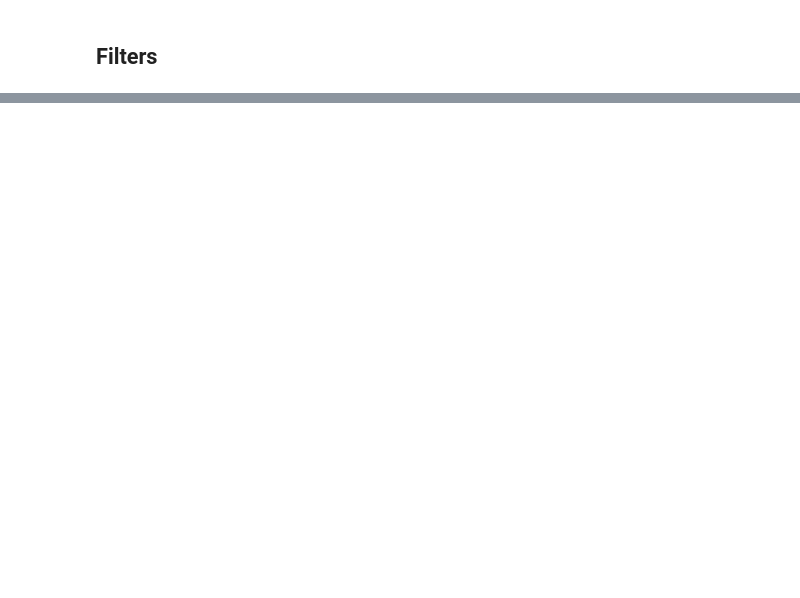
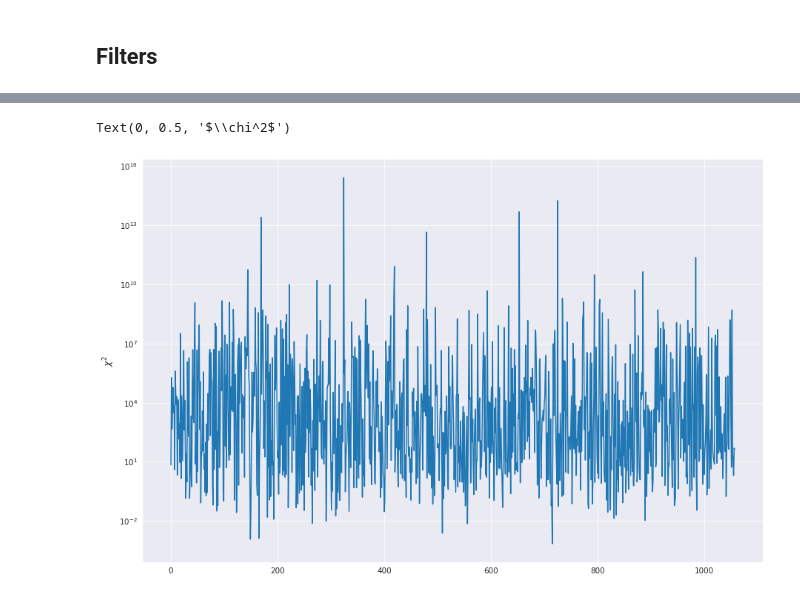
Before and after one commit to Jack3690/INSIST, a Jupyter notebook: UV_Stellar_Catalog.ipynb, the cells around one changed output, grey strips where cells are left out. Cells and saved outputs as stored; diff of their text form; code cells hidden in the pictures; blank space fills up the shorter version.

```diff
--- a/UV_Stellar_Catalog.ipynb
+++ b/UV_Stellar_Catalog.ipynb
@@ -343,4 +359,4 @@ filters = ['PS1g', 'PS1r', 'PS1i', 'PS1z', 'PS1y']
 apertures = [3., 3., 3., 3., 3.] * u.arcsec
 
 # Run the fitting
-d= sed.fit('data_input.dat', filters, apertures, model_dir, 'output.fitinfo', extinction_law=extinction, distance_range=[1., 2.] * u.kpc,av_range=[0., 40.],output_convolved=True)
+d= sed.fit('data_input.dat', filters, apertures, model_dir, 'output.fitinfo', extinction_law=extinction, distance_range=[0.01, 2.] * u.Mpc,av_range=[0., 40.],output_convolved=True)
@@ -350,12 +384,12 @@ modpar = sed.utils.parfile.read("%s/models.conf" % fin.meta.model_dir, 'conf')
 nuv_filter = Table.read('models_kurucz/convolved/UVIT_NUV.fits',hdu=1)
 fuv_filter = Table.read('models_kurucz/convolved/UVIT_FUV.fits',hdu=1)
 
-NUV = []
-FUV = []
+UV = []
 chi2 = []
 for info in fin:
-  index = np.where(info.chi2 == info.chi2.min())
-  chi2.append(info.chi2.min().value)
   model_name = info.model_name[0]
-  NUV.append(nuv_filter[nuv_filter['MODEL_NAME'] == model_name][['TOTAL_FLUX','TOTAL_FLUX_ERR']].values)
-  FUV.append(fuv_filter[fuv_filter['MODEL_NAME'] == model_name][['TOTAL_FLUX','TOTAL_FLUX_ERR']].values)
+  chi2.append(info.chi2[0])
+  NUV = [nuv_filter[nuv_filter['MODEL_NAME'] == model_name]['TOTAL_FLUX'].value[0][0] , nuv_filter[nuv_filter['MODEL_NAME'] == model_name]['TOTAL_FLUX_ERR'].value[0][0]]
+  FUV = [fuv_filter[fuv_filter['MODEL_NAME'] == model_name]['TOTAL_FLUX'].value[0][0] , fuv_filter[fuv_filter['MODEL_NAME'] == model_name]['TOTAL_FLUX_ERR'].value[0][0]]
+
+  UV.append(NUV + FUV)
@@ -363,0 +396,7 @@ plt.plot(chi2)
+# %%
+plt.plot(chi2)
+plt.yscale('log')
+plt.ylabel(r'$\chi^2$')
+# %% [output]
+Text(0, 0.5, '$\\chi^2$')
+[figure, added]
```
Also changed, not shown: parts of 17 cells of this notebook.
